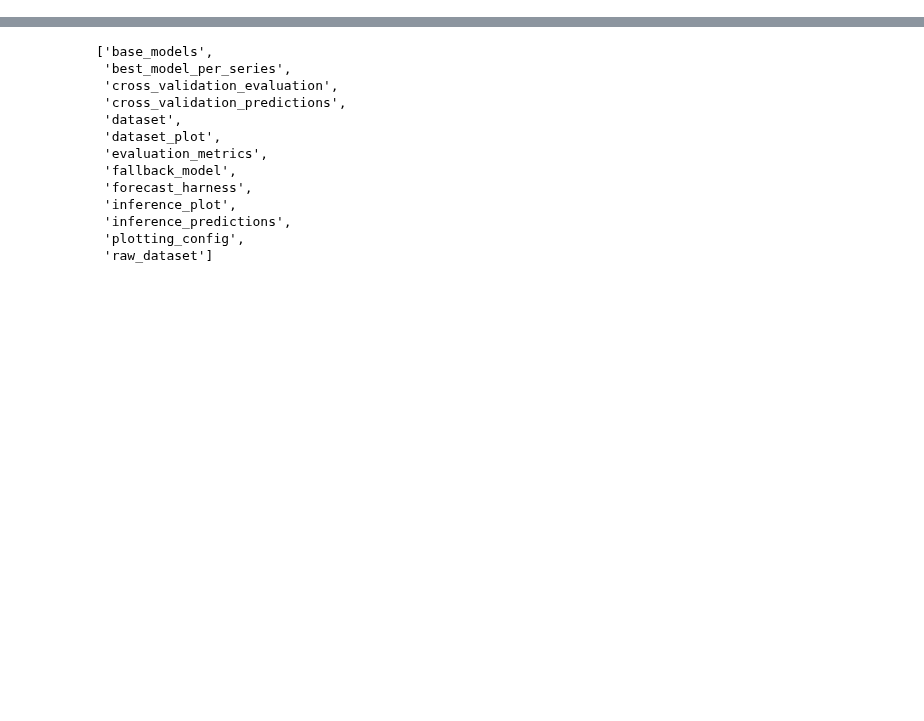
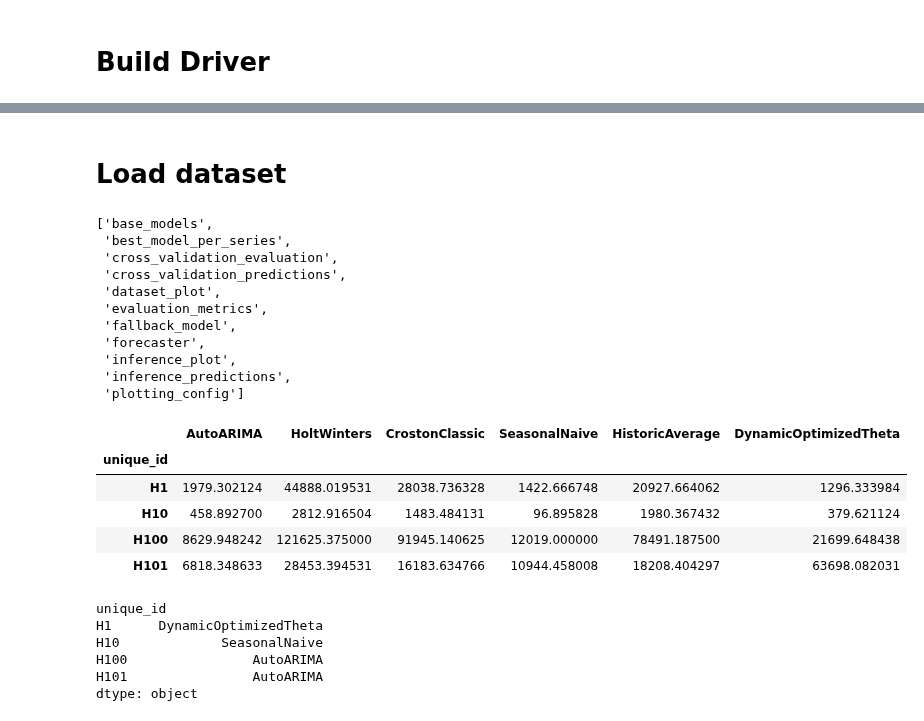
Before and after one commit to DAGWorks-Inc/hamilton, a Jupyter notebook: contrib/hamilton/contrib/user/zilto/nixtla_statsforecast/run.ipynb, the cells around one changed output, grey strips where cells are left out. Drawn from its saved outputs; the diff is of its cells as text; code cells hidden in the pictures; blank space fills up the shorter version.

```diff
--- a/contrib/hamilton/contrib/user/zilto/nixtla_statsforecast/run.ipynb
+++ b/contrib/hamilton/contrib/user/zilto/nixtla_statsforecast/run.ipynb
@@ -6,5 +9,7 @@ from hamilton import driver
 
 import __init__ as nixtla_statsforecast
+# %% [markdown]
+# Build Driver
 # %%
 dr = (
     driver.Builder()
@@ -17,3 +22,5 @@ display(dr.display_all_functions(None))
 # %% [output]
 Note: Hamilton collects completely anonymous data about usage. This will help us improve Hamilton over time. See https://github.com/dagworks-inc/hamilton#usage-analytics--data-privacy for details.
 [drawing not drawn]
+# %% [markdown]
+# Load dataset
@@ -20,28 +44,47 @@ Note: Hamilton collects completely anonymous data about usage. This will help us
 # %%
 final_vars = [v for v in dr.graph.get_nodes() if v._tags.get("module") == "__init__"]
 
-inputs = dict()
+inputs = dict(
+    dataset=df,
+    plot_models=["AutoARIMA", "SeasonalNaive", "DynamicOptimizedTheta"],
+)
 
 overrides = dict()
 
-res = dr.execute(
+results = dr.execute(
     final_vars=final_vars,
     inputs=inputs,
     overrides=overrides
 )
 
-pprint(list(res.keys()), width=1)
+pprint(list(results.keys()), width=1)
 # %% [output]
 ['base_models',
  'best_model_per_series',
  'cross_validation_evaluation',
  'cross_validation_predictions',
- 'dataset',
  'dataset_plot',
  'evaluation_metrics',
  'fallback_model',
- 'forecast_harness',
+ 'forecaster',
  'inference_plot',
  'inference_predictions',
- 'plotting_config',
- 'raw_dataset']
+ 'plotting_config']
+# %%
+results["cross_validation_evaluation"]
+# %% [output]
+|  | AutoARIMA | HoltWinters | CrostonClassic | SeasonalNaive | HistoricAverage | DynamicOptimizedTheta |
+| unique_id |  |  |  |  |  |  |
+| H1 | 1979.302124 | 44888.019531 | 28038.736328 | 1422.666748 | 20927.664062 | 1296.333984 |
+| H10 | 458.892700 | 2812.916504 | 1483.484131 | 96.895828 | 1980.367432 | 379.621124 |
+| H100 | 8629.948242 | 121625.375000 | 91945.140625 | 12019.000000 | 78491.187500 | 21699.648438 |
+| H101 | 6818.348633 | 28453.394531 | 16183.634766 | 10944.458008 | 18208.404297 | 63698.082031 |
+# %%
+results["best_model_per_series"]
+# %% [output]
+unique_id
+H1      DynamicOptimizedTheta
+H10             SeasonalNaive
+H100                AutoARIMA
+H101                AutoARIMA
+dtype: object
```
Also changed, not shown: parts of 4 cells of this notebook, 3 other files.
